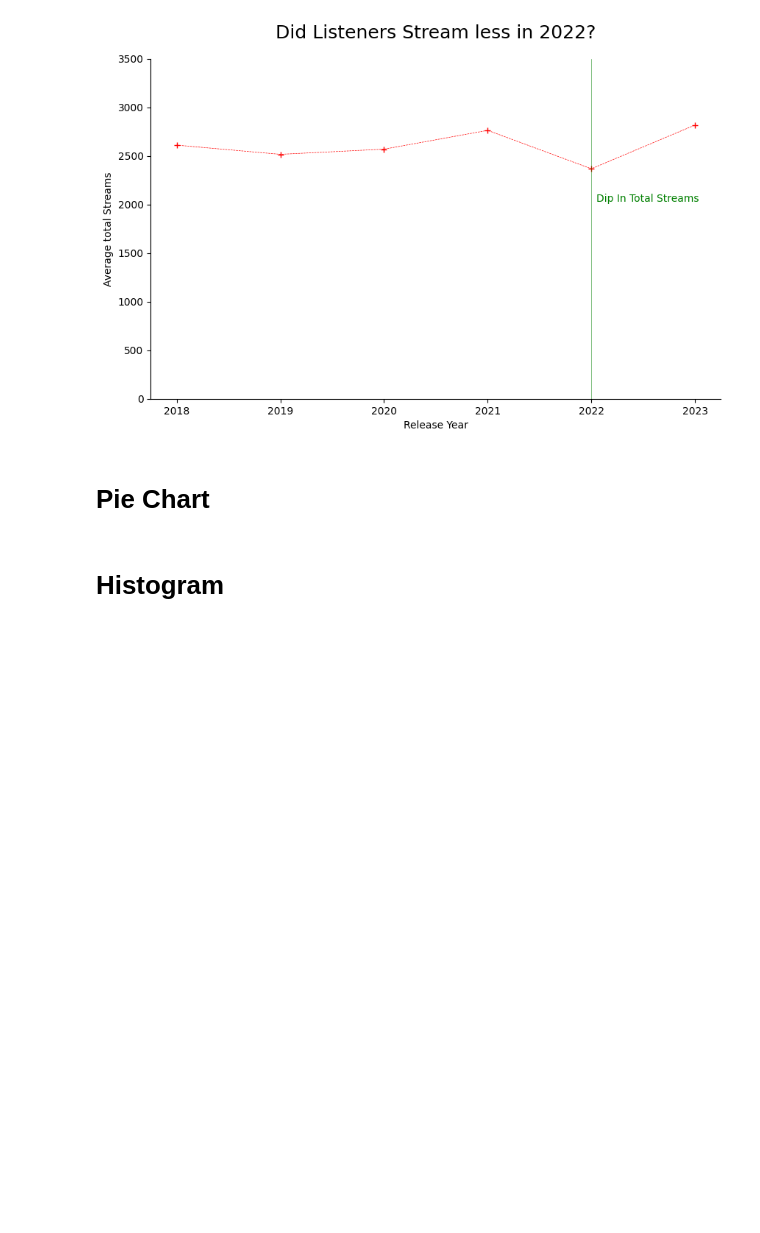
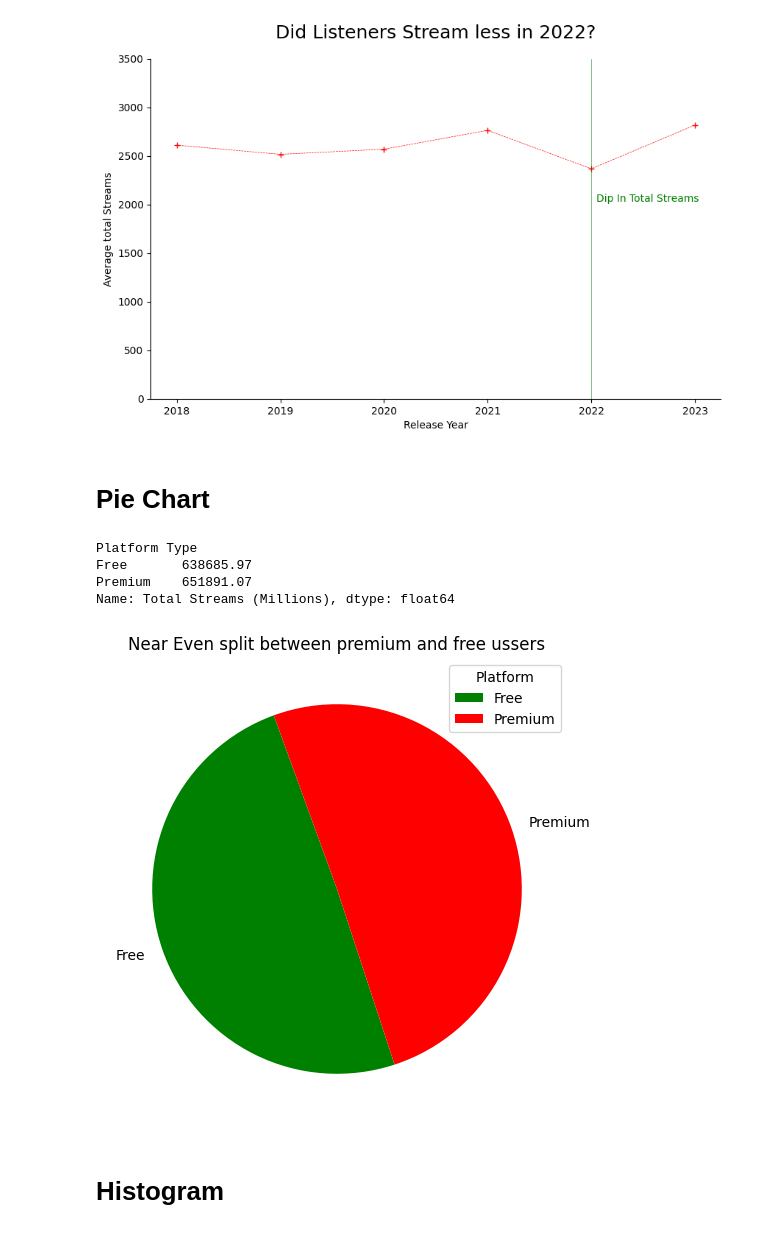
Before and after one commit to Archana-sth/learning_plots_archana, a Jupyter notebook: notebooks/visulization_practice.ipynb, the cells around one changed output. Drawn from its saved outputs; the diff is of its cells as text; code cells hidden in the pictures; blank space fills up the shorter version.

```diff
--- a/notebooks/visulization_practice.ipynb
+++ b/notebooks/visulization_practice.ipynb
@@ -222,6 +222,35 @@ plt.show()
 [figure]
 # %% [markdown]
 # Pie Chart
+# %%
+category = "Platform Type"
+values = "Total Streams (Millions)"
+
+platform_tatals = spotify_df.groupby(category)[values].sum()
+platform_tatals
+# %% [output]
+Platform Type
+Free       638685.97
+Premium    651891.07
+Name: Total Streams (Millions), dtype: float64
+# %%
+plt.figure(figsize= (10,6))
+plt.pie(
+    platform_tatals,
+    labels = platform_tatals.index,
+    startangle = 110,
+    colors =["green","red"]
+)
+plt.title("Near Even split between premium and free ussers")
+
+plt.legend(
+    labels = platform_tatals.index,
+    loc = "best",
+    title = "Platform"
+)
+plt.show()
+# %% [output]
+[figure, added]
 # %% [markdown]
 # Histogram
 # %%
```
Also changed, not shown: parts of 5 cells of this notebook.
